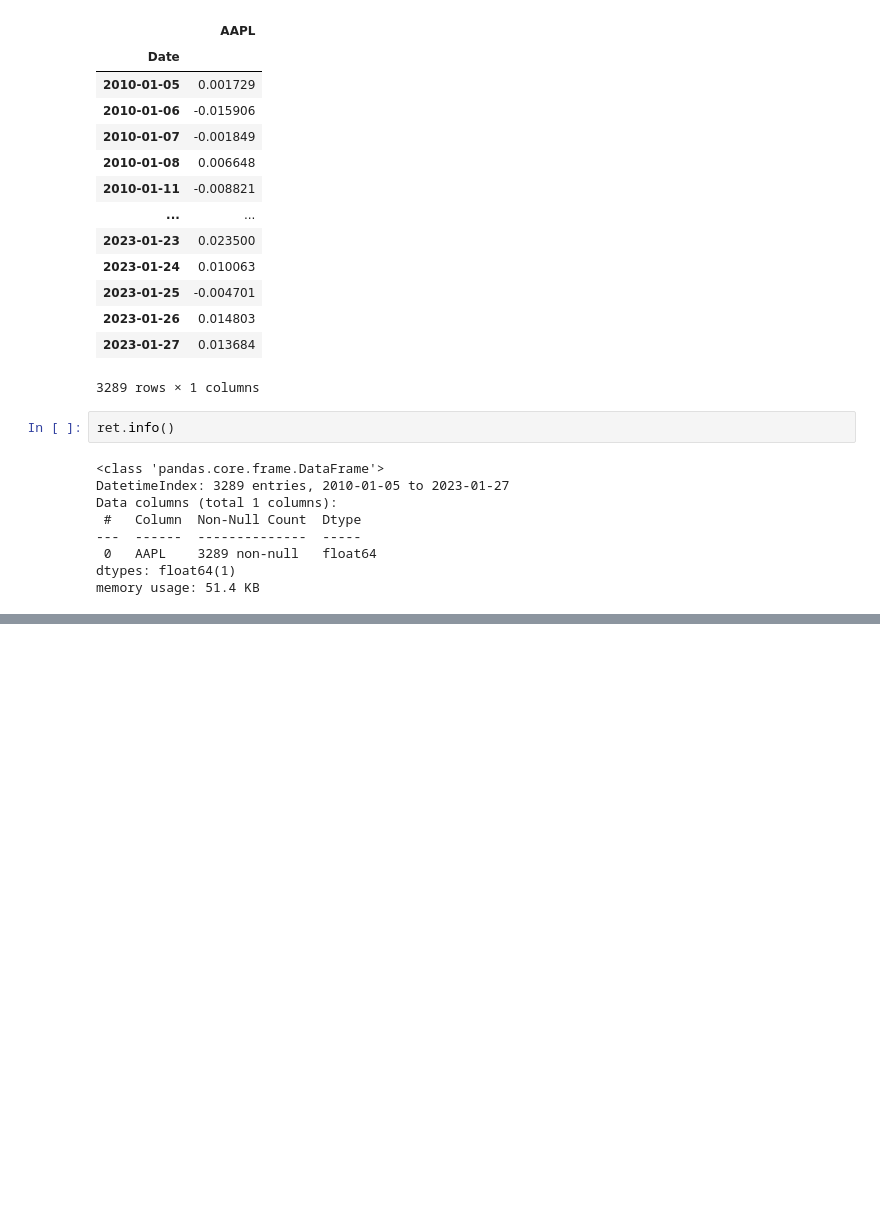
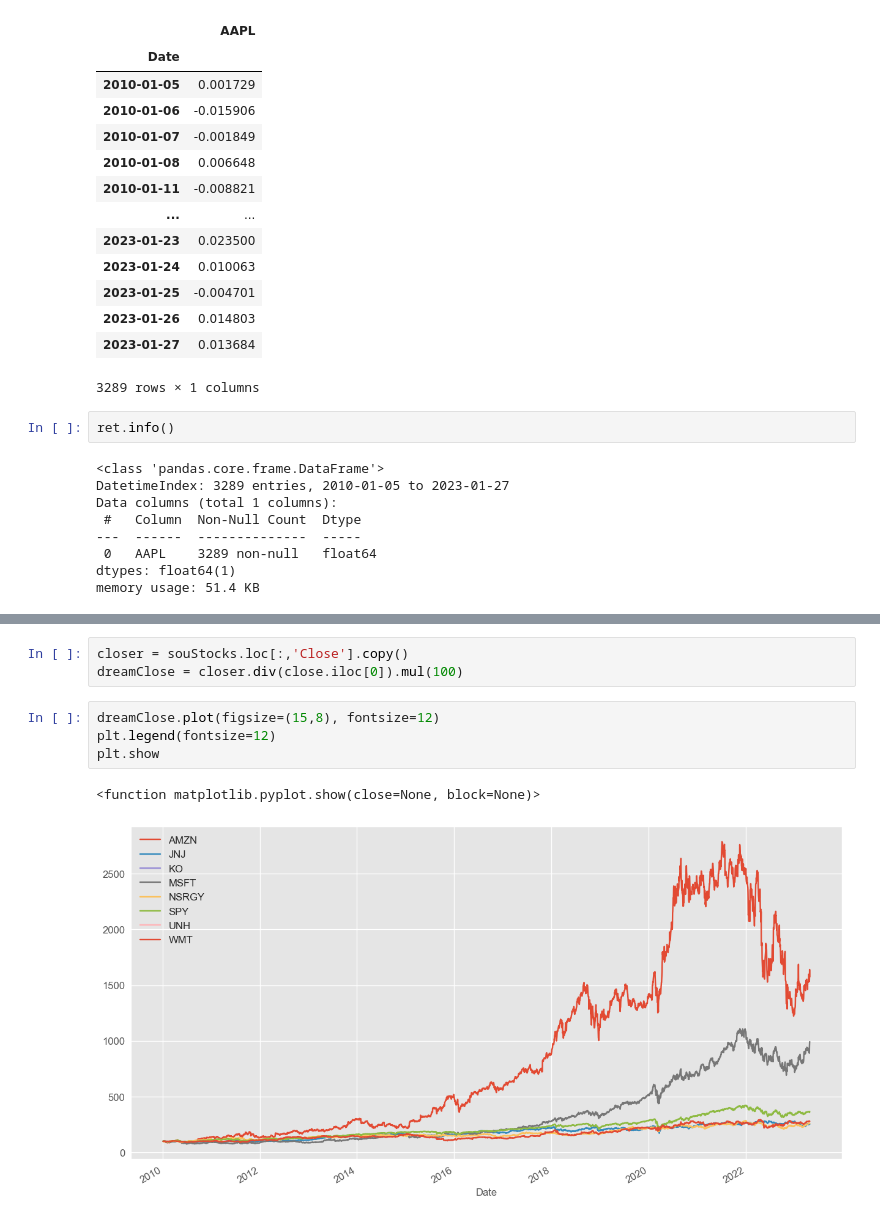
Before and after one commit to SouCode/RoboTrader, a Jupyter notebook: inMoneyTutorial.ipynb, the cells around one changed output, grey strips where cells are left out. Saved outputs shown, nothing was run; the diff lists cells and outputs as text; blank space fills up the shorter version.

```diff
--- a/inMoneyTutorial.ipynb
+++ b/inMoneyTutorial.ipynb
@@ -661,0 +728,10 @@ ret.plot(kind='hist', fig)
+# %%
+closer = souStocks.loc[:,'Close'].copy()
+dreamClose = closer.div(close.iloc[0]).mul(100)
+# %%
+dreamClose.plot(figsize=(15,8), fontsize=12)
+plt.legend(fontsize=12)
+plt.show
+# %% [output]
+<function matplotlib.pyplot.show(close=None, block=None)>
+[figure, added]
```
Also changed, not shown: parts of 14 cells of this notebook.
